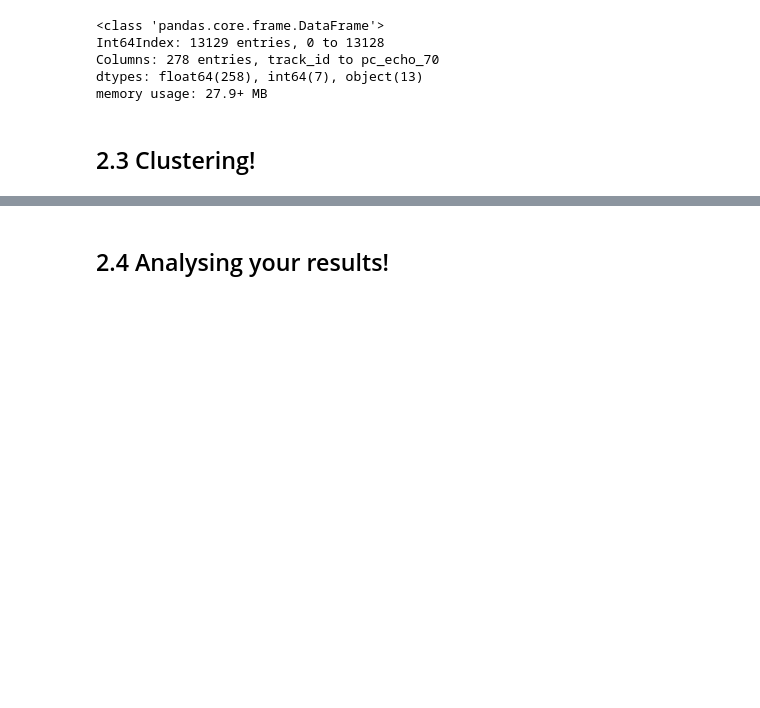
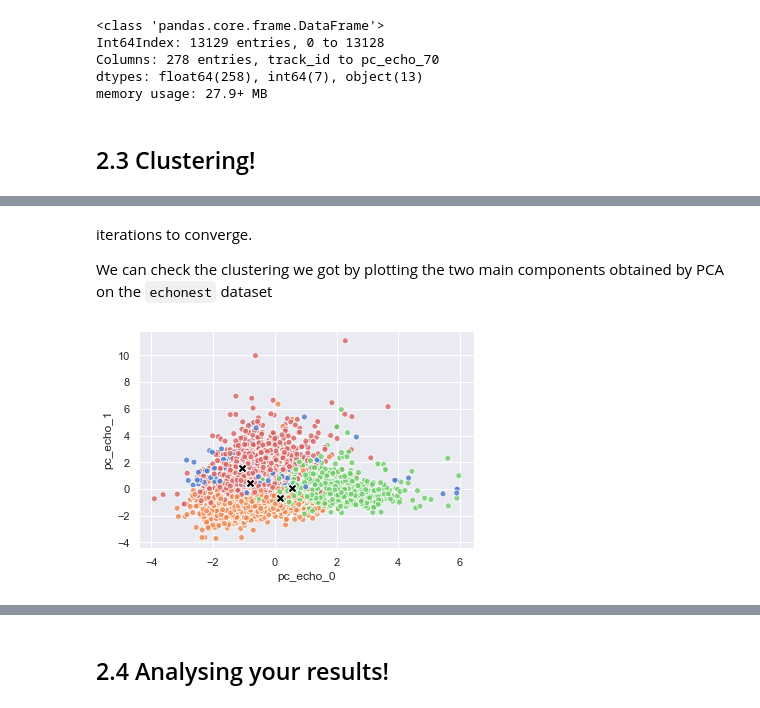
Before and after one commit to ClaraL27/ADM-HW4, a Jupyter notebook: main.ipynb, the cells around one changed output, grey strips where cells are left out. Cells and saved outputs as stored; diff of their text form; code cells hidden in the pictures; blank space fills up the shorter version.

```diff
--- a/main.ipynb
+++ b/main.ipynb
@@ -538,0 +571,3 @@ memory usage: 27.9+ MB
+# %%
+model = kmeans.KMeans(K = 4)
+model.fit(clust_df)
@@ -538,0 +580,8 @@ memory usage: 27.9+ MB
+# %% [markdown]
+iterations to converge.
+
+We can check the clustering we got by plotting the two main components obtained by PCA on the `echonest` dataset
+# %%
+model.display(clust_df.iloc[:,-71], clust_df.iloc[:,-70], show_centroids = True)
+# %% [output]
+[figure, added]
```
Also changed, not shown: parts of 36 cells of this notebook, 2 other files.
